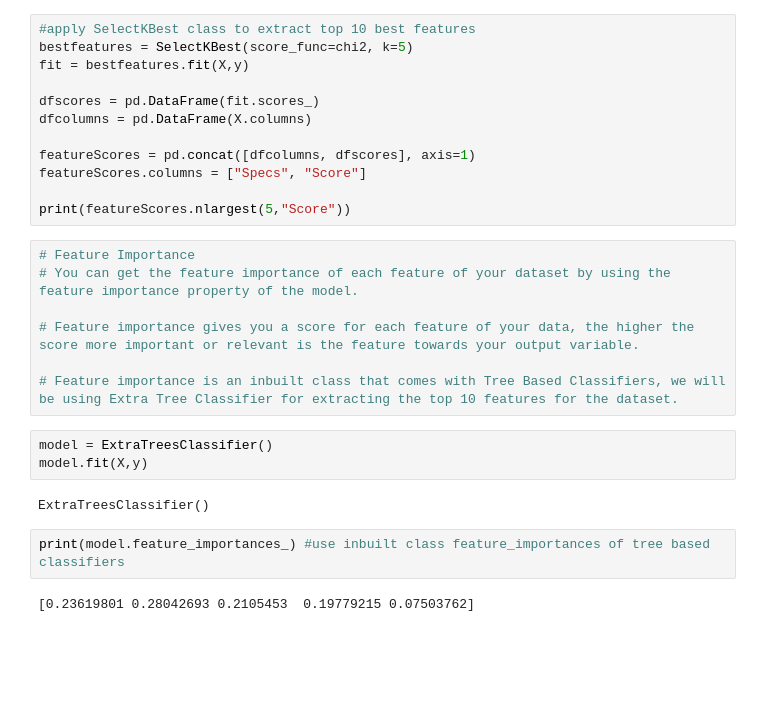
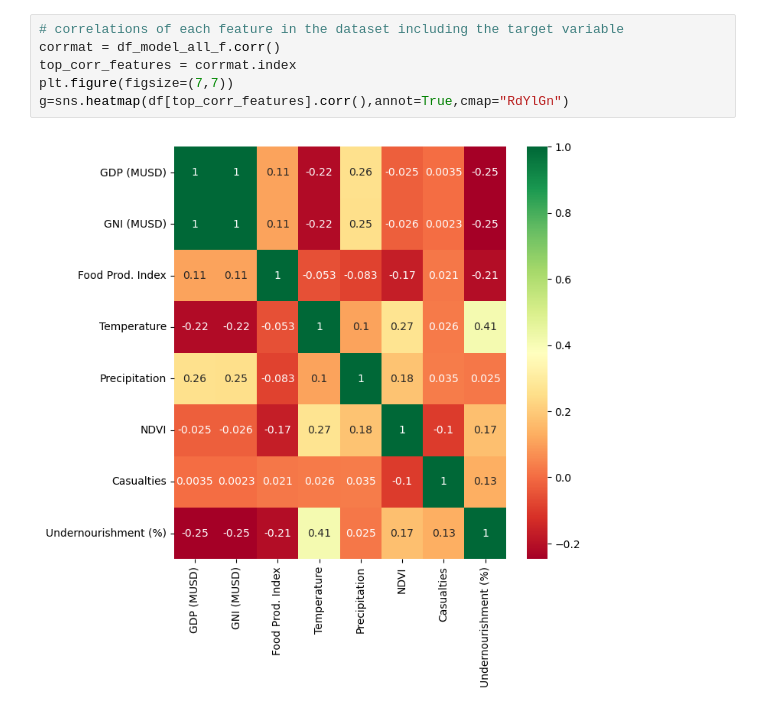
Before and after one commit to sonic171717/undernourishment_prediction, a Jupyter notebook: Models/eda_future_year_pred.ipynb, the cells around one changed output. Drawn from its saved outputs; the diff is of its cells as text; blank space fills up the shorter version.

```diff
--- a/Models/eda_future_year_pred.ipynb
+++ b/Models/eda_future_year_pred.ipynb
@@ -41,29 +40,9 @@ X = df_model_x
-# %%
-#apply SelectKBest class to extract top 10 best features
-bestfeatures = SelectKBest(score_func=chi2, k=5)
-fit = bestfeatures.fit(X,y)
-
-dfscores = pd.DataFrame(fit.scores_)
-dfcolumns = pd.DataFrame(X.columns)
-
-featureScores = pd.concat([dfcolumns, dfscores], axis=1)
-featureScores.columns = ["Specs", "Score"]
-
-print(featureScores.nlargest(5,"Score"))
-# %%
-# Feature Importance
-# You can get the feature importance of each feature of your dataset by using the feature importance property of the model.
-
-# Feature importance gives you a score for each feature of your data, the higher the score more important or relevant is the feature towards your output variable.
-
-# Feature importance is an inbuilt class that comes with Tree Based Classifiers, we will be using Extra Tree Classifier for extracting the top 10 features for the dataset.
-# %%
-model = ExtraTreesClassifier()
-model.fit(X,y)
-# %% [output]
-ExtraTreesClassifier()
-# %%
-print(model.feature_importances_) #use inbuilt class feature_importances of tree based classifiers
-# %% [output]
-[0.23619801 0.28042693 0.2105453  0.19779215 0.07503762]
+# %%
+# correlations of each feature in the dataset including the target variable
+corrmat = df_model_all_f.corr()
+top_corr_features = corrmat.index
+plt.figure(figsize=(7,7))
+g=sns.heatmap(df[top_corr_features].corr(),annot=True,cmap="RdYlGn")
+# %% [output]
+[figure, added]
 # %%
```
Also changed, not shown: parts of 8 cells of this notebook, 2 other files.
